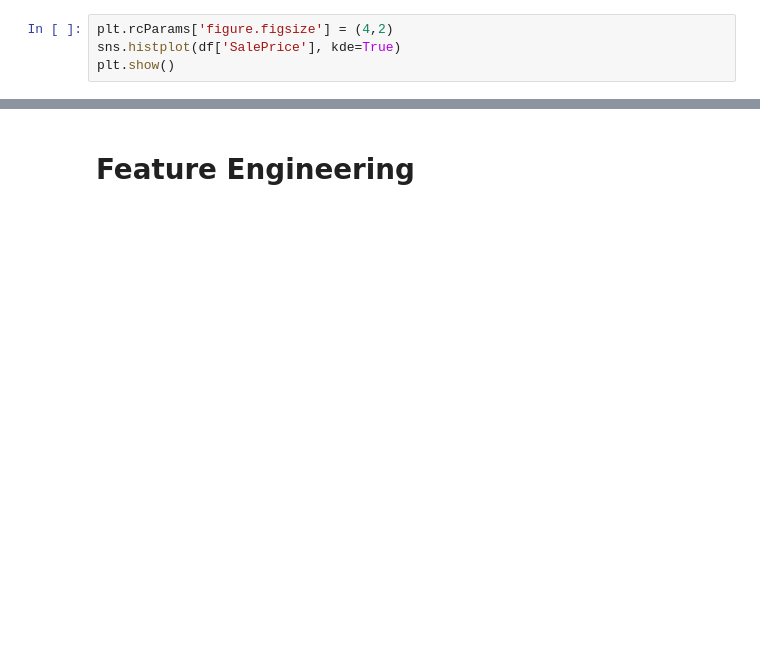
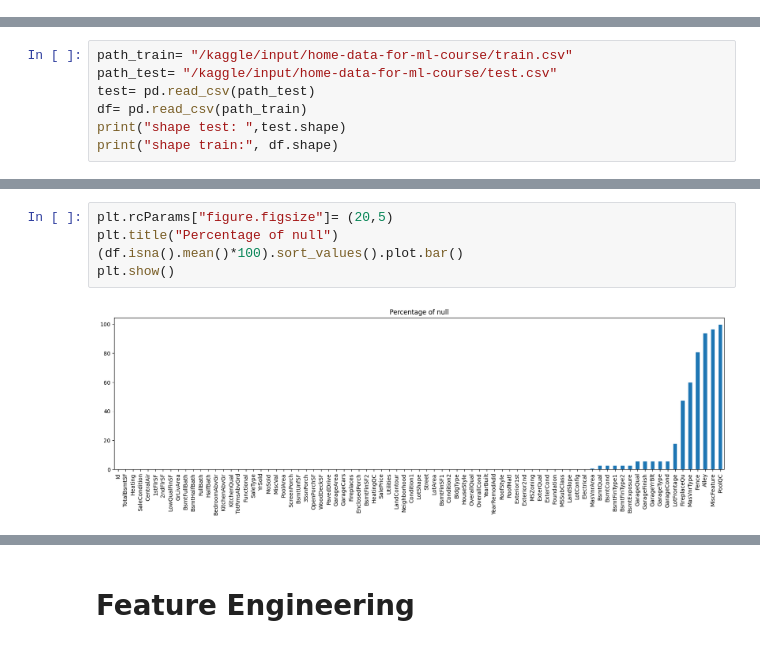
Before and after one commit to mdismailquraishicse/house_price_prediction_kaggle, a Jupyter notebook: house_price_prediction.ipynb, the cells around one changed output, grey strips where cells are left out. Cells and saved outputs as stored; diff of their text form; blank space fills up the shorter version.

Commit message:
Kaggle Notebook | house_prices_competition | Version 1

```diff
--- a/house_price_prediction.ipynb
+++ b/house_price_prediction.ipynb
@@ -328,4 +0,0 @@ def subplots_barh_with_mean_sale(cols, figsize=(14,7), shape=[2,3]):
-# %%
-plt.rcParams['figure.figsize'] = (4,2)
-sns.histplot(df['SalePrice'], kde=True)
-plt.show()
@@ -429,0 +32,7 @@ subplots_barh_with_mean_sale(cols=categorical_cols[36:38])
+# %%
+path_train= "/kaggle/input/home-data-for-ml-course/train.csv"
+path_test= "/kaggle/input/home-data-for-ml-course/test.csv"
+test= pd.read_csv(path_test)
+df= pd.read_csv(path_train)
+print("shape test: ",test.shape)
+print("shape train:", df.shape)
@@ -429,0 +149,7 @@ subplots_barh_with_mean_sale(cols=categorical_cols[36:38])
+# %%
+plt.rcParams["figure.figsize"]= (20,5)
+plt.title("Percentage of null")
+(df.isna().mean()*100).sort_values().plot.bar()
+plt.show()
+# %% [output]
+[figure, added]
```
Also changed, not shown: parts of 96 cells of this notebook.
